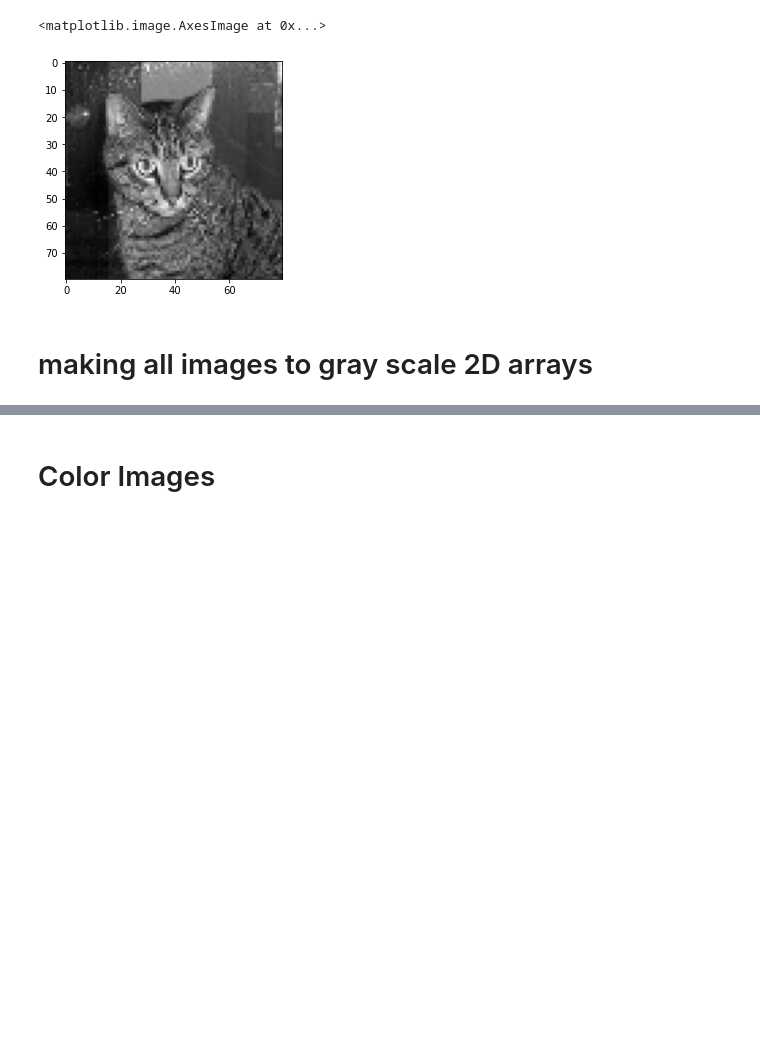
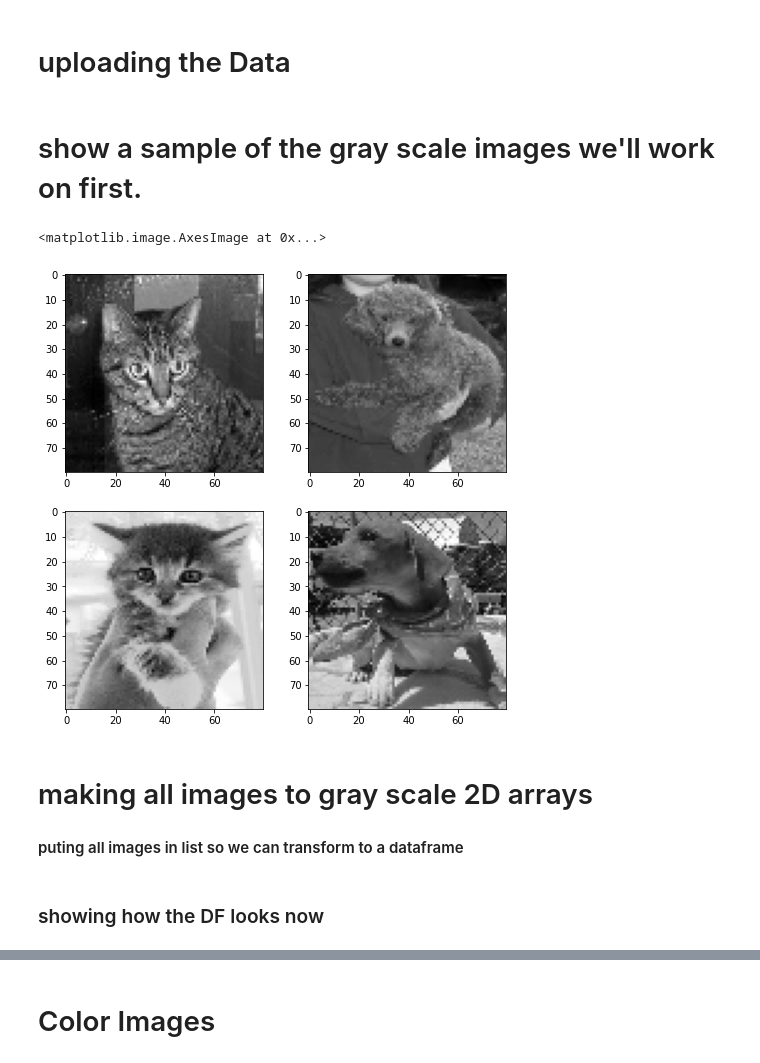
Before and after one commit to diklabirman/Data_Viz_Final_Project, a Jupyter notebook: DOGS VS. CATS.ipynb, the cells around one changed output, grey strips where cells are left out. Saved outputs shown, nothing was run; the diff lists cells and outputs as text; code cells hidden in the pictures; blank space fills up the shorter version.

```diff
--- a/DOGS VS. CATS.ipynb
+++ b/DOGS VS. CATS.ipynb
@@ -34,23 +41,54 @@ from sklearn.datasets import make_classification
+# %% [markdown]
+# uploading the Data
 # %%
 Folder = 'C:/Users/Dikla/Desktop/train/'
 
 dog_train = [Folder+ dog for dog in os.listdir(Folder) if 'dog' in dog]
 cat_train = [Folder+ cat for cat in os.listdir(Folder) if 'cat' in cat]
-# %%
-main_dir = "C:/Users/Dikla/Desktop/"
-train_dir = "train"
-path = os.path.join(main_dir,train_dir)
-
-
-p = os.listdir(path)[1]
-img_array = cv2.imread(os.path.join(path,p),cv2.IMREAD_GRAYSCALE)
-new_img_array = cv2.resize(img_array, dsize=(80, 80))
-plt.imshow(new_img_array,cmap="gray")
-# %% [output]
-<matplotlib.image.AxesImage at 0x...>
-[figure, removed]
+# %% [markdown]
+# show a sample of the gray scale images we'll work on first.
+# %%
+main_dir = "C:/Users/Dikla/Desktop/"
+train_dir = "train"
+path = os.path.join(main_dir,train_dir)
+
+fig = plt.figure(figsize=(8, 8))
+rows = 2
+columns = 2
+
+fig.add_subplot(rows, columns, 1)
+p = os.listdir(path)[1]
+img_array = cv2.imread(os.path.join(path,p),cv2.IMREAD_GRAYSCALE)
+new_img_array = cv2.resize(img_array, dsize=(80, 80))
+plt.imshow(new_img_array,cmap="gray")
+
+fig.add_subplot(rows, columns, 2)
+
+g = os.listdir(path)[19001]
+img_array = cv2.imread(os.path.join(path,g),cv2.IMREAD_GRAYSCALE)
+new_img_array = cv2.resize(img_array, dsize=(80, 80))
+plt.imshow(new_img_array,cmap="gray")
+
+fig.add_subplot(rows, columns, 3)
+
+a = os.listdir(path)[3]
+img_array = cv2.imread(os.path.join(path,a),cv2.IMREAD_GRAYSCALE)
+new_img_array = cv2.resize(img_array, dsize=(80, 80))
+plt.imshow(new_img_array,cmap="gray")
+
+fig.add_subplot(rows, columns, 4)
+
+b = os.listdir(path)[20000]
+img_array = cv2.imread(os.path.join(path,b),cv2.IMREAD_GRAYSCALE)
+new_img_array = cv2.resize(img_array, dsize=(80, 80))
+plt.imshow(new_img_array,cmap="gray")
+# %% [output]
+<matplotlib.image.AxesImage at 0x...>
+[figure, added]
 # %% [markdown]
 # making all images to gray scale 2D arrays
+
+#### puting all images in list so we can transform to a dataframe
 # %%
 #dog_lists
 img_array = cv2.imread(dog_train[0],cv2.IMREAD_GRAYSCALE)
@@ -62,6 +100,8 @@ for i in range (0, len(dog_train)):
     img_array = cv2.resize(img_array, dsize=(80, 80))
     img_array = img_array.ravel()
     list_dog[i] = img_array
+# %% [markdown]
+### showing how the DF looks now
 # %%
 list_dog = list_dog.T
 list_dog
```
Also changed, not shown: parts of 79 cells of this notebook.
